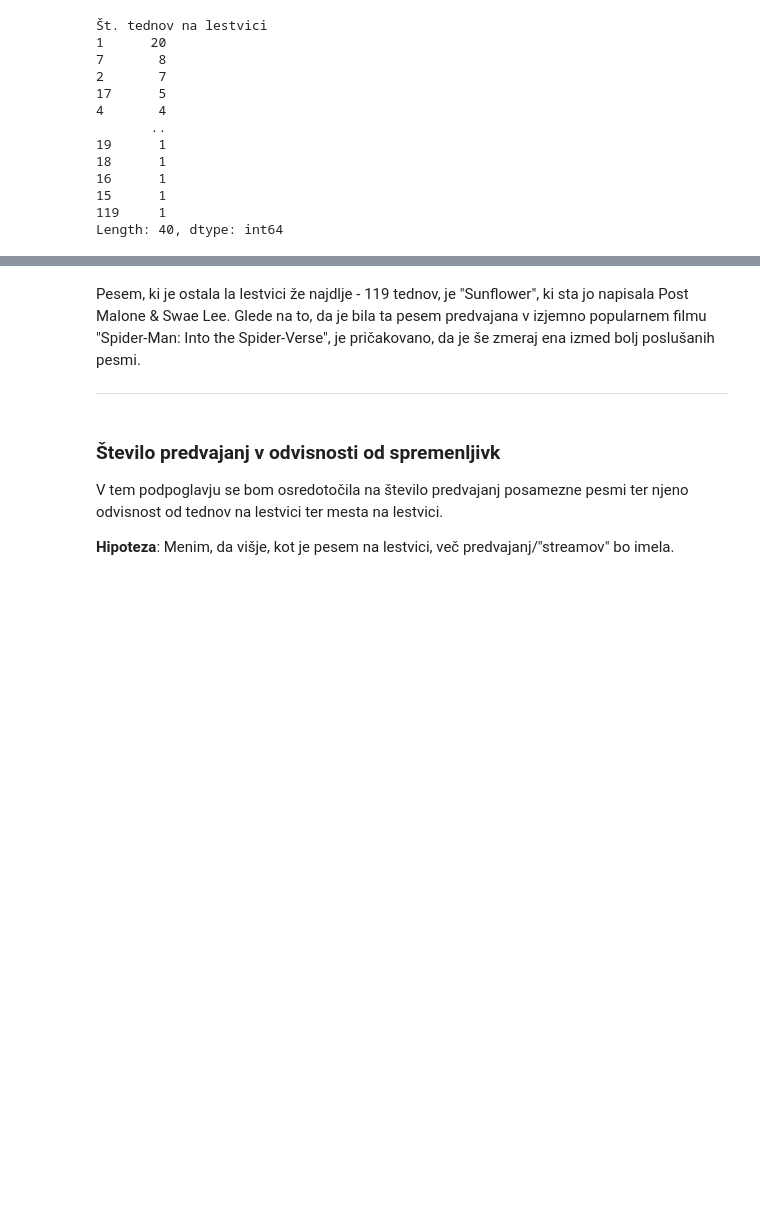
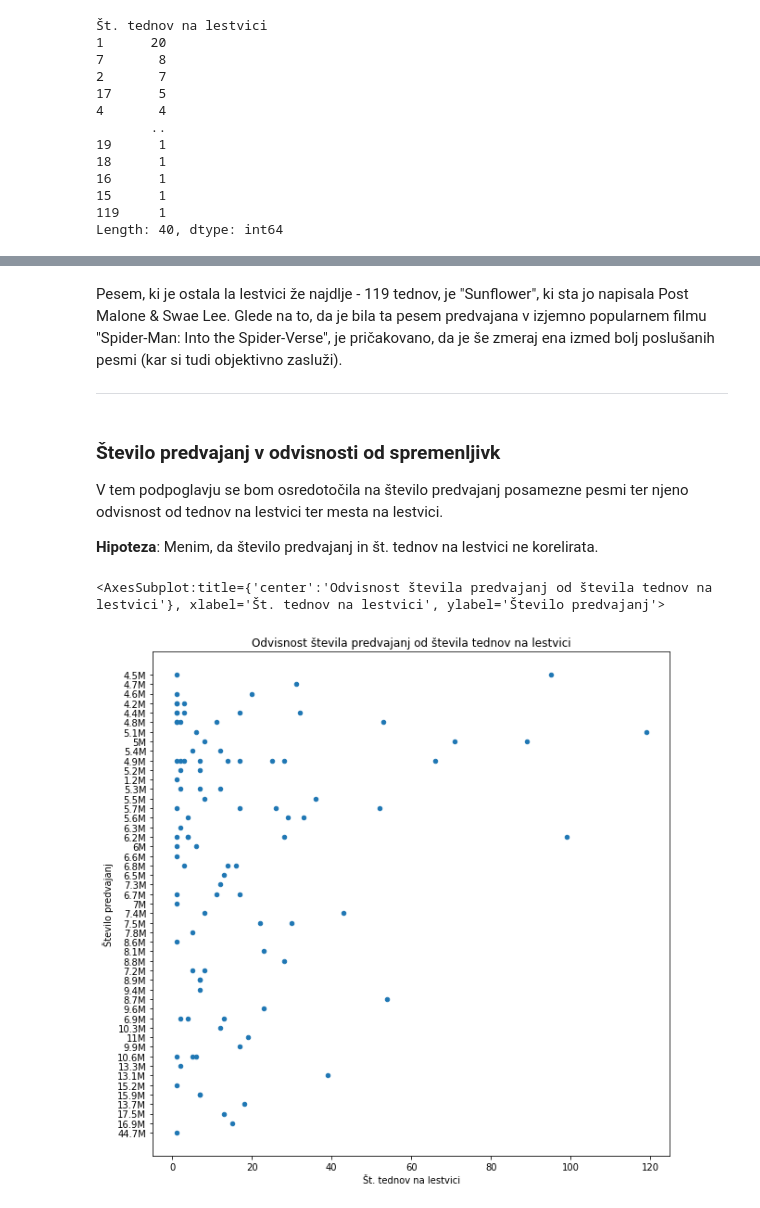
Before and after one commit to tej-boop/analiza-podatkov-rollingstone, a Jupyter notebook: analiza-podatkov.ipynb, the cells around one changed output, grey strips where cells are left out. Cells and saved outputs as stored; diff of their text form; code cells hidden in the pictures; blank space fills up the shorter version.

```diff
--- a/analiza-podatkov.ipynb
+++ b/analiza-podatkov.ipynb
@@ -31,7 +31,8 @@ import matplotlib.pyplot as plt
 
 pd.options.display.max_rows = 20
 # %%
-pesmi = pd.read_csv("filmi.csv", index_col = "rank")
+pesmi = pd.read_csv("pesmi.csv", index_col = "rank")
+pesmi_z_rankom = pd.read_csv("pesmi.csv")
 # %%
 pesmi.columns = ["Naslov", "Pevec", "Št. tednov na lestvici", "Glasbena založba", "Top mesto", "Število predvajanj"]
 pesmi
@@ -225,7 +226,7 @@ pesmi[pesmi["Št. tednov na lestvici"] == 119]
 # %% [markdown]
 Pesem, ki je ostala la lestvici že najdlje - 119 tednov, je "Sunflower", ki sta jo napisala Post Malone & Swae Lee.
 Glede na to, da je bila ta pesem predvajana v izjemno popularnem filmu "Spider-Man: Into the Spider-Verse", je pričakovano,
-da je še zmeraj ena izmed bolj poslušanih pesmi.
+da je še zmeraj ena izmed bolj poslušanih pesmi (kar si tudi objektivno zasluži).
 
 ---
 # %% [markdown]
@@ -233,4 +234,9 @@ da je še zmeraj ena izmed bolj poslušanih pesmi.
 
 V tem podpoglavju se bom osredotočila na število predvajanj posamezne pesmi ter njeno odvisnost od tednov na lestvici ter mesta na lestvici.
 
-**Hipoteza**: Menim, da višje, kot je pesem na lestvici, več predvajanj/"streamov" bo imela.
+**Hipoteza**: Menim, da število predvajanj in št. tednov na lestvici ne korelirata.
+# %%
+pesmi.plot.scatter("Št. tednov na lestvici", "Število predvajanj", figsize = (10,10), title = "Odvisnost števila predvajanj od števila tednov na lestvici")
+# %% [output]
+<AxesSubplot:title={'center':'Odvisnost števila predvajanj od števila tednov na lestvici'}, xlabel='Št. tednov na lestvici', ylabel='Število predvajanj'>
+[figure, added]
```
Also changed, not shown: parts of 4 cells of this notebook, 1 other file.
